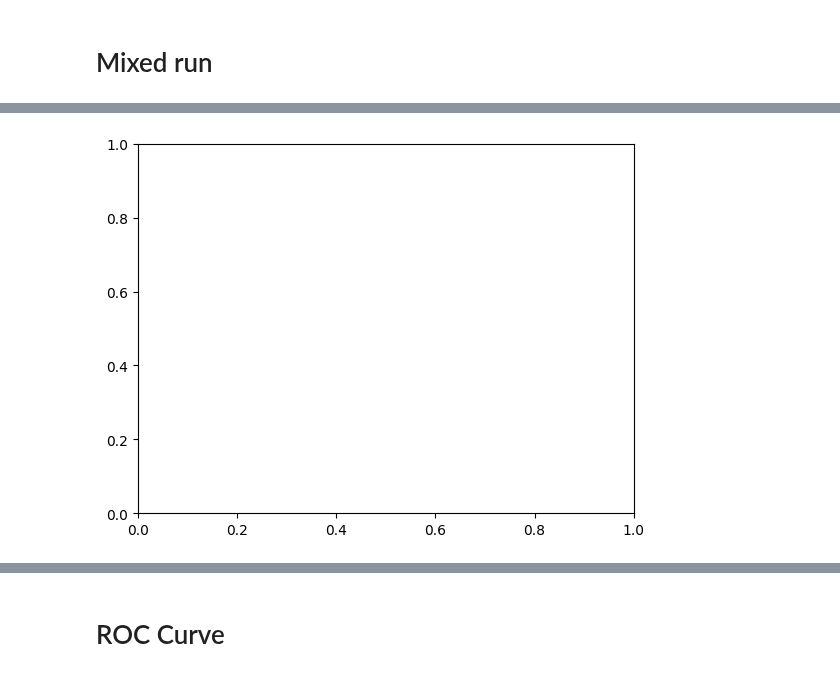
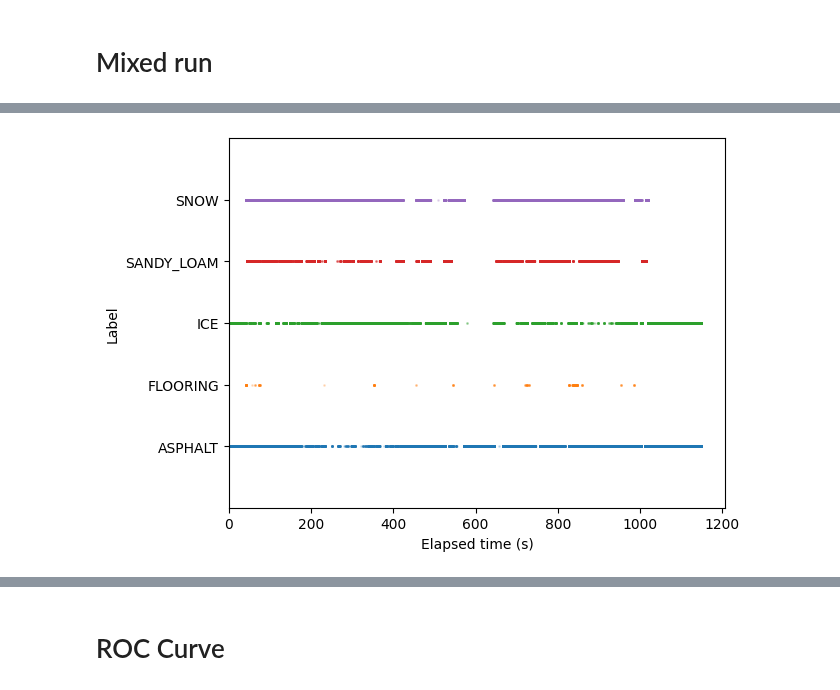
Before and after one commit to norlab-ulaval/BorealTC, a Jupyter notebook: model_rf.ipynb, the cells around one changed output, grey strips where cells are left out. Drawn from its saved outputs; the diff is of its cells as text; code cells hidden in the pictures.

```diff
--- a/model_rf.ipynb
+++ b/model_rf.ipynb
@@ -112,12 +105,10 @@ merge_mix = merge_mix[~merge_mix.terrain.isna()].copy()
 # %%
-mX = merged[X_cols].copy()
-my = merged.terrain.copy()
+mX = merge_mix[X_cols].copy()
+my = merge_mix.terrain.copy()
 
-sm = SMOTE()
 scaler = StandardScaler().set_output(transform="pandas")
 
-mX_res, my_res = sm.fit_resample(mX, my)
-mX_res = scaler.fit_transform(mX_res)
+mX_res = scaler.fit_transform(mX)
 # %%
 fig, ax = plt.subplots()
 
@@ -125,7 +116,7 @@ y_mixed = rf_clf.predict(mX_res)
 
 for idx, terr in enumerate(terrains):
     terr_idx = y_mixed == terr
-    terr_time = mixed.time.loc[terr_idx]
+    terr_time = merge_mix.time.iloc[terr_idx]
     terr_label = idx * np.ones(terr_time.shape)
     ax.plot(
         terr_time,
@@ -149 +140 @@ NameError: name 'rf_clf' is not defined
-[figure, old version]
+[figure, new version]
```
Also changed, not shown: parts of 13 cells of this notebook, 1 other file.
